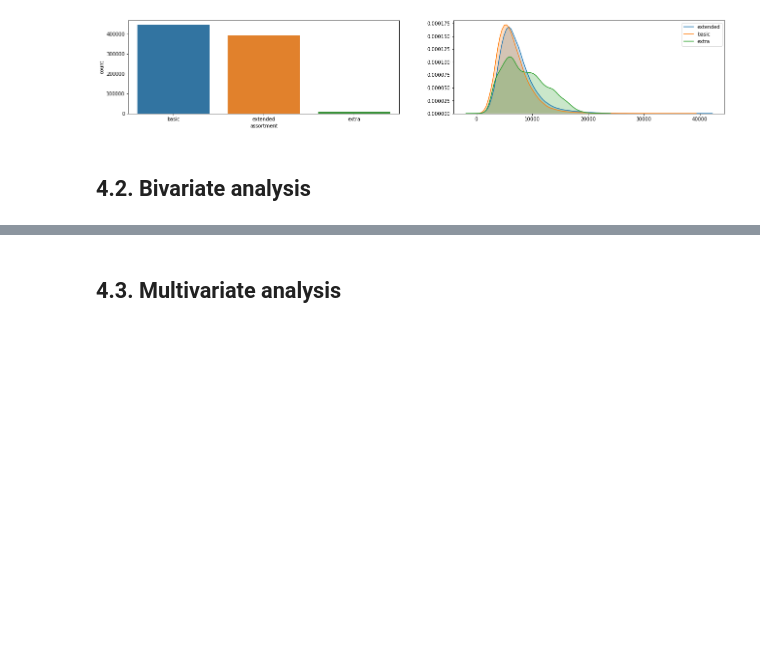
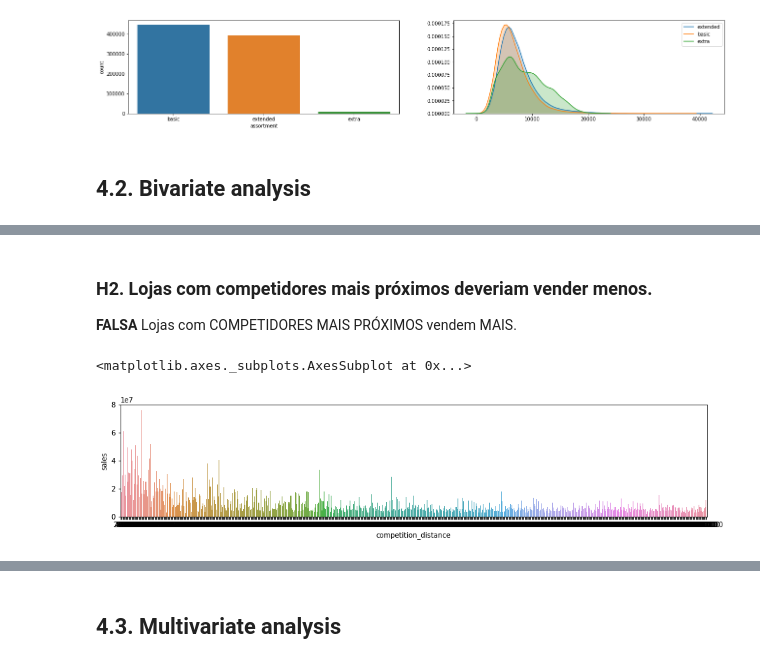
Before and after one commit to panambY/Rossmann_Store_Sale, a Jupyter notebook: m02_video01_stores_sales_prediction.ipynb, the cells around one changed output, grey strips where cells are left out. Drawn from its saved outputs; the diff is of its cells as text; code cells hidden in the pictures; blank space fills up the shorter version.

```diff
--- a/m02_video01_stores_sales_prediction.ipynb
+++ b/m02_video01_stores_sales_prediction.ipynb
@@ -596,0 +616,10 @@ sns.kdeplot( df4[df4['assortment'] == 'extra']['sales'], label='extra', shade=Tr
+# %% [markdown]
+### H2. Lojas com competidores mais próximos deveriam vender menos.
+**FALSA** Lojas com COMPETIDORES MAIS PRÓXIMOS vendem MAIS.
+# %%
+aux1 = df4[['competition_distance', 'sales']].groupby( 'competition_distance' ).sum().reset_index()
+plt.subplot(3,1,1)
+sns.barplot( x='competition_distance', y='sales', data=aux1)
+# %% [output]
+<matplotlib.axes._subplots.AxesSubplot at 0x...>
+[figure, added]
```
Also changed, not shown: parts of 11 cells of this notebook.
